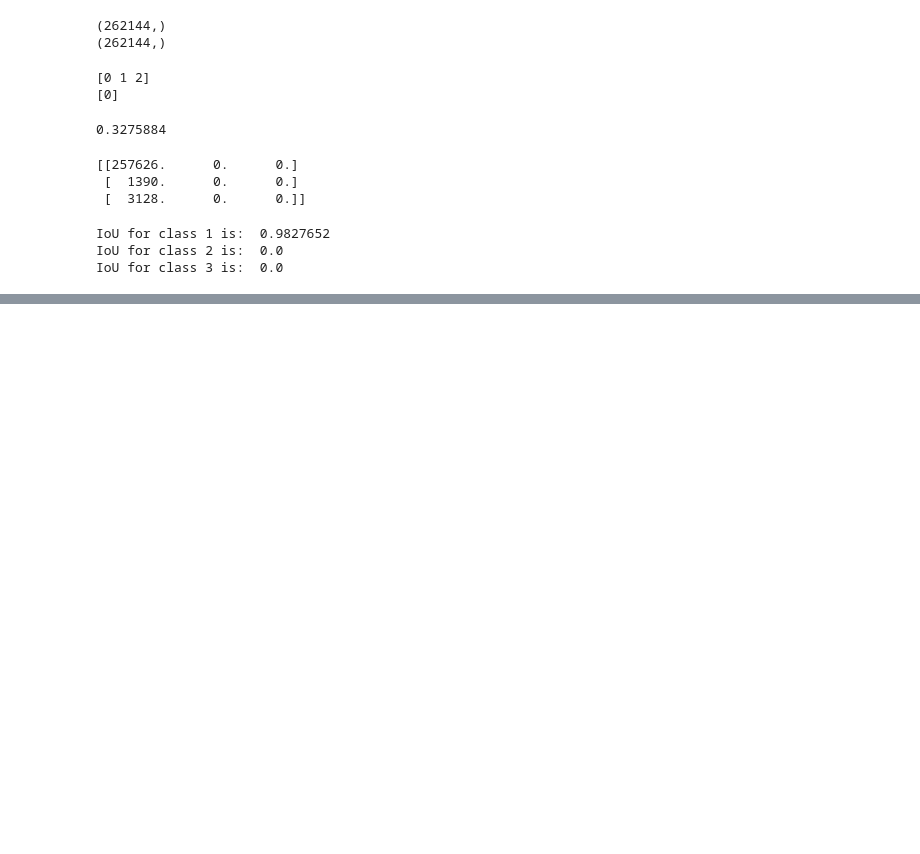
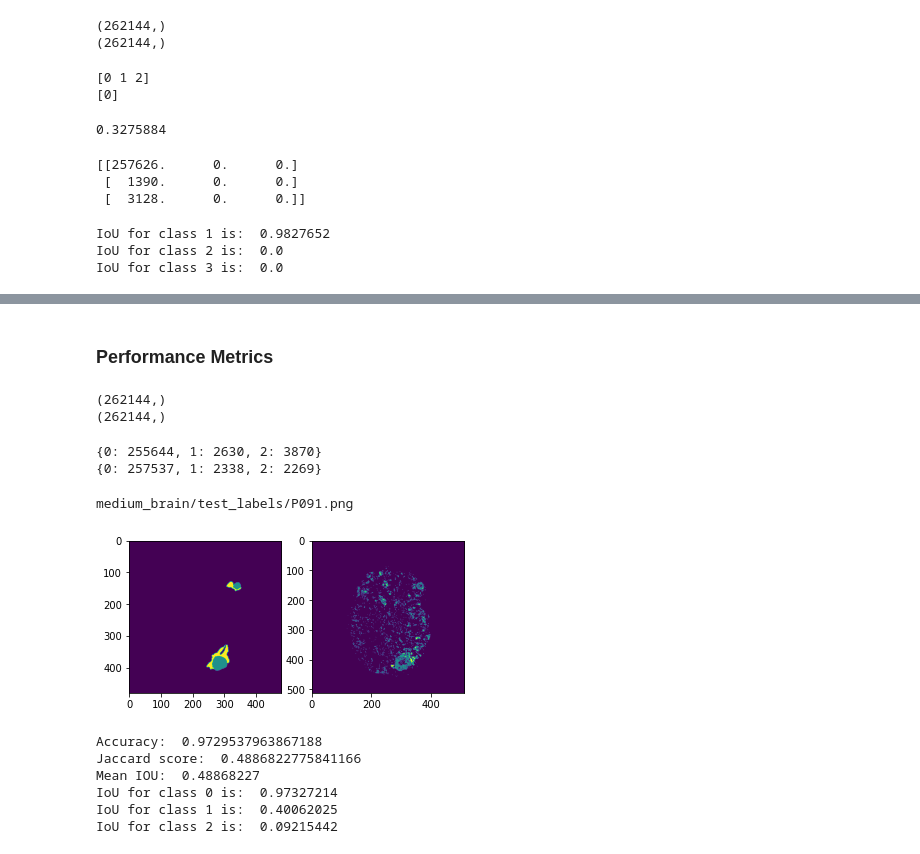
Before and after one commit to alif-munim/deep-learning, a Jupyter notebook: traditional-segmentation/rf_multi_conv.ipynb, the cells around one changed output, grey strips where cells are left out. Cells and saved outputs as stored; diff of their text form; code cells hidden in the pictures; blank space fills up the shorter version.

Commit message:
Formatting and 49 image SMOTE RF

```diff
--- a/traditional-segmentation/rf_multi_conv.ipynb
+++ b/traditional-segmentation/rf_multi_conv.ipynb
@@ -36,7 +39,7 @@ from sklearn import metrics
 # %%
 SIZE = 512
-DIR = "mini_brain/"
-print(os.listdir("mini_brain/"))
+DIR = "medium_brain/"
+print(os.listdir("medium_brain/"))
 # %% [output]
 ['all_images', 'all_labels', 'test_images', 'test_labels']
 # %%
@@ -153,6 +197,6 @@ Wall time: 41min 17s
 RandomForestClassifier(n_estimators=50, random_state=42)
 # %%
-filename = 'rf_conv_50est_49img.sav'
+filename = 'rf_conv_BASELINE_50est_8img.sav'
 # %%
 pickle.dump(model, open(filename, 'wb'))
 # %% [markdown]
@@ -373,0 +501,4 @@ IoU for class 3 is:  0.0
+# %%
+test_prefix = 'rf_conv_50est_49img_SMOTE'
+filename = test_prefix + '.sav'
+pickle.dump(RF_SMOTE_model, open(filename, 'wb'))
@@ -373,0 +538,66 @@ IoU for class 3 is:  0.0
+# %% [markdown]
+### Performance Metrics
+# %%
+print(prediction.shape)
+print(true_mask.shape)
+# %% [output]
+(262144,)
+(262144,)
+# %%
+unique, counts = np.unique(prediction, return_counts=True)
+pred_counts = dict(zip(unique, counts))
+
+unique, counts = np.unique(true_mask, return_counts=True)
+label_counts = dict(zip(unique, counts))
+
+print(pred_counts)
+print(label_counts)
+# %% [output]
+{0: 255644, 1: 2630, 2: 3870}
+{0: 257537, 1: 2338, 2: 2269}
+# %%
+print(label_path)
+# label_path = DIR + 'test_labels/' + test_fname + test_format
+label_path = DIR + 'test_labels/' + test_fname + test_format
+label_img = cv2.imread(label_path, 0)
+
+# plt.subplots(1,2)
+# plt.imshow(label_img)
+# plt.imshow(prediction_image)
+# plt.show()
+
+fig, ax = plt.subplots(1,2)
+ax[0].imshow(label_img);
+ax[1].imshow(prediction_image);
+# %% [output]
+medium_brain/test_labels/P091.png
+[figure, added]
+# %%
+print("Accuracy: ", metrics.accuracy_score(true_mask, prediction))
+
+jaccard_score = metrics.jaccard_score(true_mask, prediction, average='macro')
+print("Jaccard score: ", jaccard_score)
+
+# from keras.metrics import MeanIOU
+num_classes = 3
+IOU_RF = tf.keras.metrics.MeanIoU(num_classes=num_classes)
+IOU_RF.update_state(true_mask, prediction)
+print("Mean IOU: ", IOU_RF.result().numpy())
+
+values = np.array(IOU_RF.get_weights()).reshape(num_classes, num_classes)
+# print(values)
+
+class1_IoU = values[0,0]/(values[0,0] + values[0,1] + values[0,2]  + values[1,0]+ values[2,0])
+class2_IoU = values[1,1]/(values[1,1] + values[1,0] + values[1,2]  + values[0,1]+ values[2,1])
+class3_IoU = values[2,2]/(values[2,2] + values[2,0] + values[2,1] + values[0,2]+ values[1,2])
+
+print("IoU for class 0 is: ", class1_IoU)
+print("IoU for class 1 is: ", class2_IoU)
+print("IoU for class 2 is: ", class3_IoU)
+# %% [output]
+Accuracy:  0.9729537963867188
+Jaccard score:  0.4886822775841166
+Mean IOU:  0.48868227
+IoU for class 0 is:  0.97327214
+IoU for class 1 is:  0.40062025
+IoU for class 2 is:  0.09215442
```
Also changed, not shown: parts of 51 cells of this notebook.
